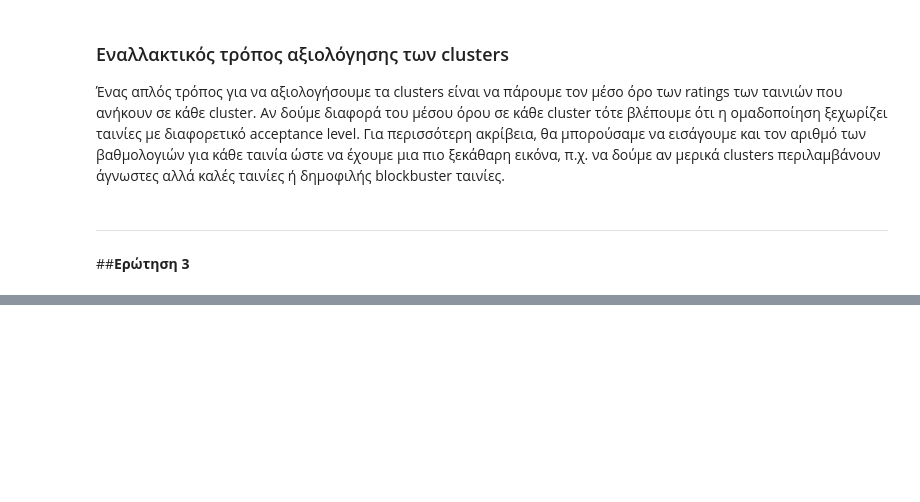
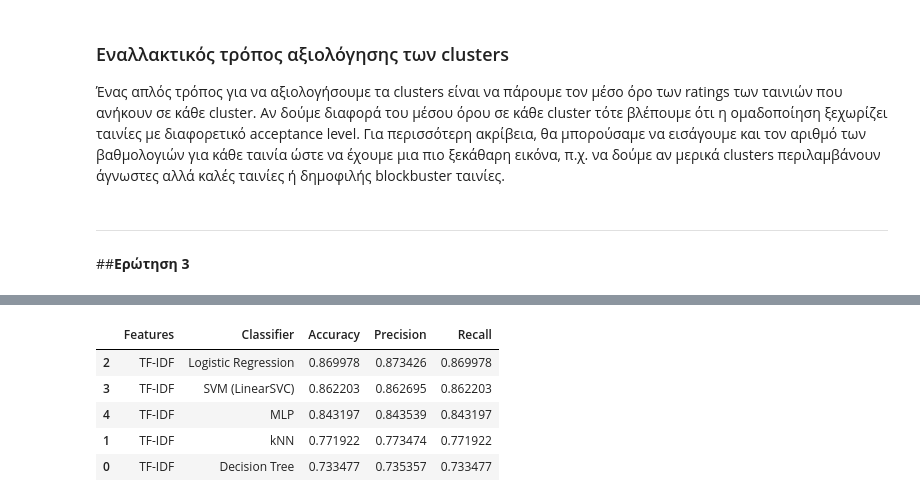
Before and after one commit to BillPapakyriakou/DataMining-Notebooks, a Jupyter notebook: assignment_3.ipynb, the cells around one changed output, grey strips where cells are left out. Saved outputs shown, nothing was run; the diff lists cells and outputs as text; code cells hidden in the pictures; blank space fills up the shorter version.

```diff
--- a/assignment_3.ipynb
+++ b/assignment_3.ipynb
@@ -473,0 +538,18 @@ Name: count, dtype: int64
+# %%
+from sklearn.model_selection import StratifiedKFold, cross_val_predict
+from sklearn.metrics import accuracy_score, precision_score, recall_score, confusion_matrix
+
+
+def evaluate_metrics(estimator, X, y, labels, cv):
+
+  # χρήση cross_val_predict και όχι cross_val_score όπως γίνεται στο φριντιστήριο
+  # γιατί η cross_val_score δεν επιστρέφει predictions τα οποία χρειάζονται για το συνολικό confusion table
+  # n_jobs = -1 για να τρέξει παράλληλα σε όλα τα processors
+  y_pred = cross_val_predict(estimator, X, y, cv=cv, n_jobs=-1)
+
+  accuracy = accuracy_score(y, y_pred)
+  precision = precision_score(y, y_pred, average='weighted', zero_division=0)
+  recall = recall_score(y, y_pred, average='weighted', zero_division=0)
+  cm = confusion_matrix(y, y_pred, labels=labels)
+
+  return accuracy, precision, recall, cm, y_pred
@@ -473,0 +558,70 @@ Name: count, dtype: int64
+# %%
+from sklearn.tree import DecisionTreeClassifier
+from sklearn.neighbors import KNeighborsClassifier
+from sklearn.linear_model import LogisticRegression
+from sklearn.svm import LinearSVC
+from sklearn.neural_network import MLPClassifier
+
+from sklearn.pipeline import Pipeline
+from sklearn.feature_extraction.text import TfidfVectorizer
+
+
+cv = StratifiedKFold(n_splits=5, shuffle=True, random_state=35)
+labels = ['War', 'Music', 'Animation']
+
+# TF-IDF για εξαγωγή χαρακτηριστικών με
+# max_features=5000 και αφαίρεση stop words
+tfidf = TfidfVectorizer(max_features=5000, stop_words='english')
+
+# δημιουργούμε pipeline για κάθε classifier
+# για να τα τρέξουμε όλα μαζί και να μην επαναλαμβάνουμε βήματα
+tfidf_models = {
+    "Decision Tree": Pipeline([
+        ("tfidf", tfidf),
+        ("classifier", DecisionTreeClassifier(random_state=42))
+    ]),
+    "kNN": Pipeline([
+        ("tfidf", tfidf),
+        ("classifier", KNeighborsClassifier(n_neighbors=7))
+    ]),
+    "Logistic Regression": Pipeline([
+        ("tfidf", tfidf),
+        ("classifier", LogisticRegression(max_iter=3000))
+    ]),
+    "SVM (LinearSVC)": Pipeline([
+        ("tfidf", tfidf),
+        ("classifier", LinearSVC())
+    ]),
+    "MLP": Pipeline([
+        ("tfidf", tfidf),
+        ("classifier", MLPClassifier(hidden_layer_sizes=(128,), max_iter=400, random_state=35))
+    ]),
+}
+
+# λίστα με τα αποτελέσματα του tfid
+tfidf_results = []
+# dictionary για αποθήκευση των confusion matrices για κάθε classifier
+tfidf_confusions = {}
+
+# κάνουμε 5-fold cross validation ανα classifier
+for name, model in tfidf_models.items():
+    accuracy, precision, recall, cm, _ = evaluate_metrics(model, X_text, y, labels, cv)
+    tfidf_results.append({
+        "Features": "TF-IDF",
+        "Classifier": name,
+        "Accuracy": accuracy,
+        "Precision": precision,
+        "Recall": recall
+    })
+    tfidf_confusions[name] = cm
+
+# αποτελέσματα sorted με βάση το accuracy του κάθε classifier
+tfidf_results_df = pd.DataFrame(tfidf_results).sort_values(by="Accuracy", ascending=False)
+tfidf_results_df
+# %% [output]
+|  | Features | Classifier | Accuracy | Precision | Recall |
+| 2 | TF-IDF | Logistic Regression | 0.869978 | 0.873426 | 0.869978 |
+| 3 | TF-IDF | SVM (LinearSVC) | 0.862203 | 0.862695 | 0.862203 |
+| 4 | TF-IDF | MLP | 0.843197 | 0.843539 | 0.843197 |
+| 1 | TF-IDF | kNN | 0.771922 | 0.773474 | 0.771922 |
+| 0 | TF-IDF | Decision Tree | 0.733477 | 0.735357 | 0.733477 |
```
Also changed, not shown: parts of 15 cells of this notebook.
